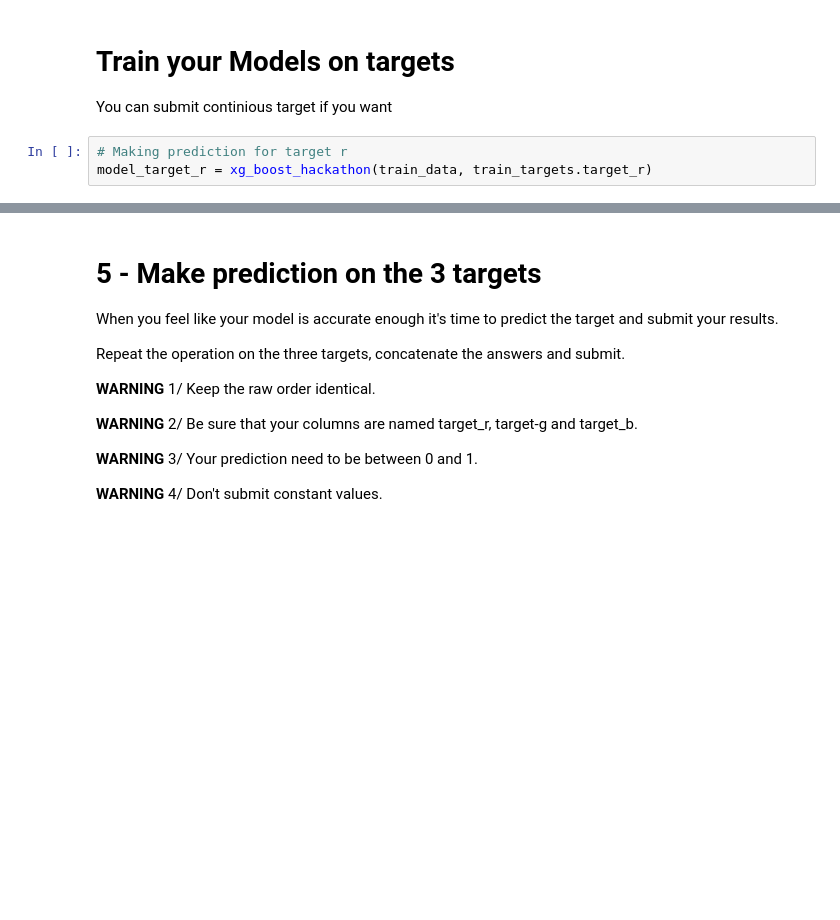
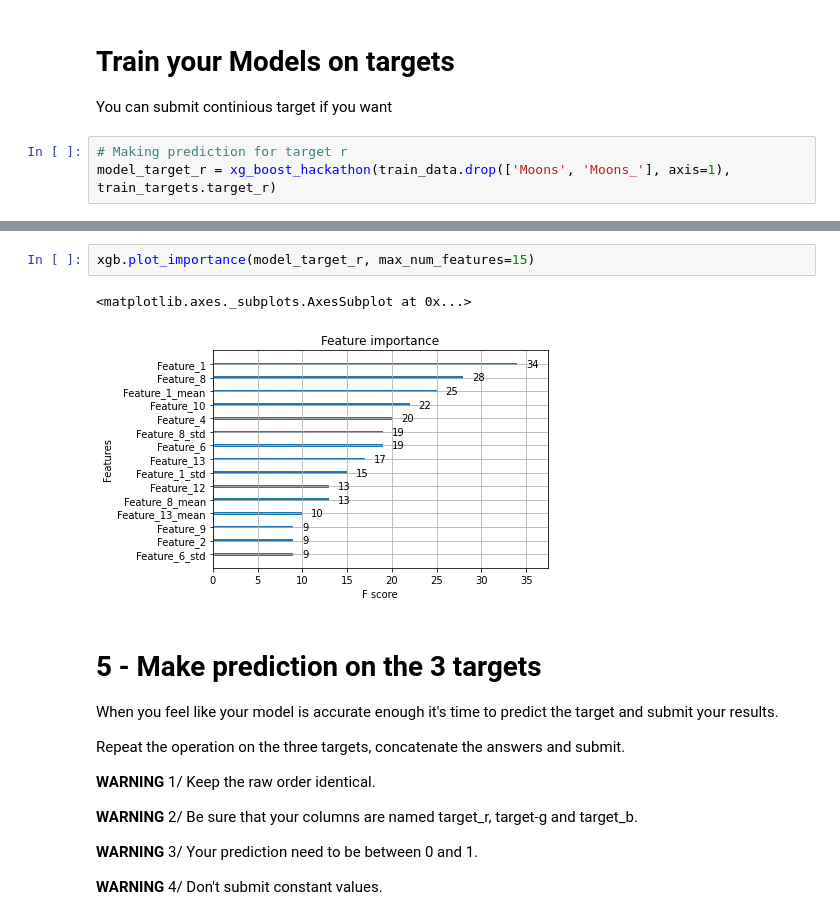
Before and after one commit to kushalnavghare/playground, a Jupyter notebook: data-crunch-competition.ipynb, the cells around one changed output, grey strips where cells are left out. Cells and saved outputs as stored; diff of their text form; blank space fills up the shorter version.

```diff
--- a/data-crunch-competition.ipynb
+++ b/data-crunch-competition.ipynb
@@ -324,4 +324,4 @@ def scorer(y_test, y_pred):
 You can submit continious target if you want
 # %%
 # Making prediction for target r
-model_target_r = xg_boost_hackathon(train_data, train_targets.target_r)
+model_target_r = xg_boost_hackathon(train_data.drop(['Moons', 'Moons_'], axis=1), train_targets.target_r)
@@ -401,3 +348,8 @@ plt.show()
+# %%
+xgb.plot_importance(model_target_r, max_num_features=15)
+# %% [output]
+<matplotlib.axes._subplots.AxesSubplot at 0x...>
+[figure, added]
 # %% [markdown]
 # 5 - Make prediction on the 3 targets
 
```
Also changed, not shown: parts of 28 cells of this notebook.
